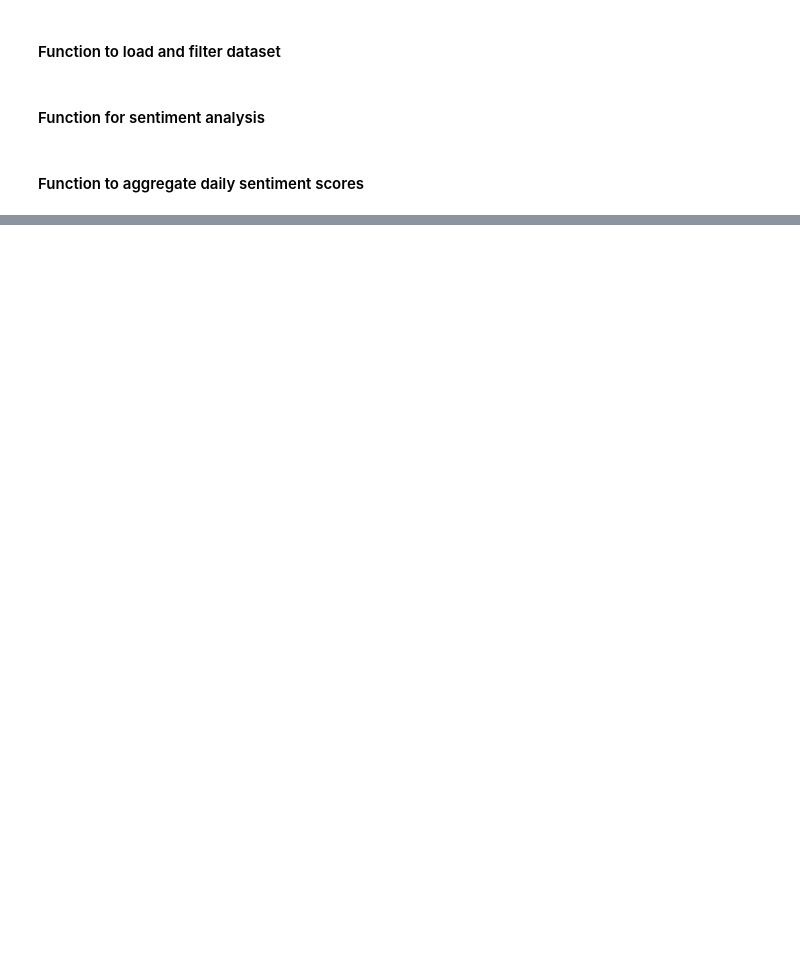
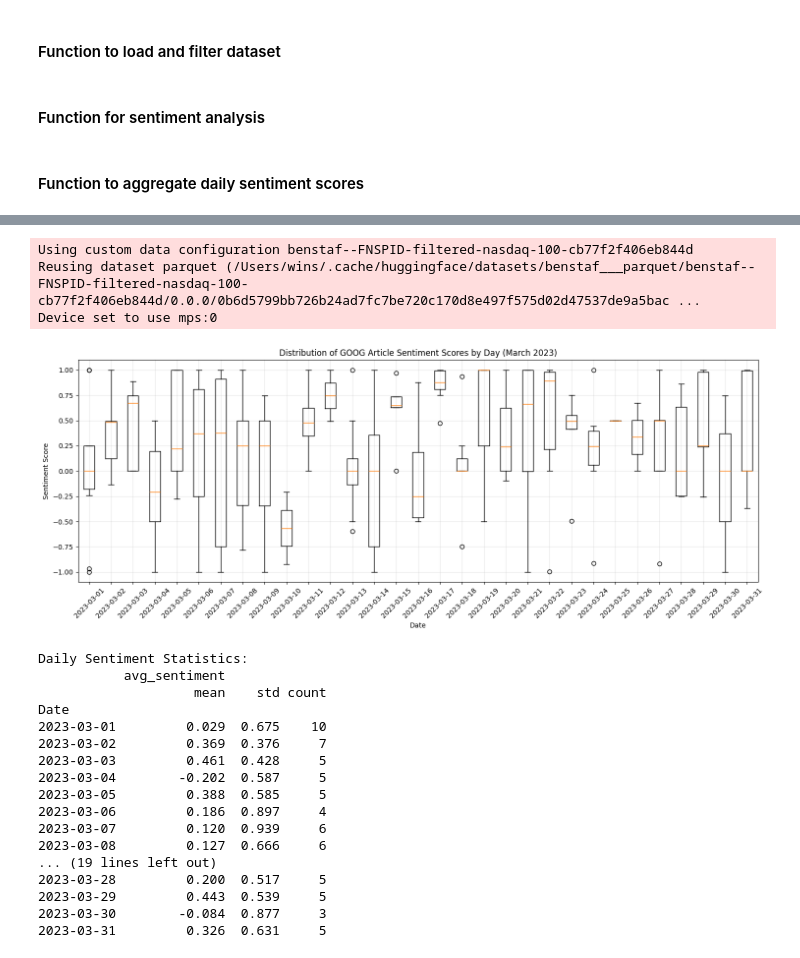
Before and after one commit to w1nsl/stock-prediction, a Jupyter notebook: notebooks/articles_sentiment.ipynb, the cells around one changed output, grey strips where cells are left out. Cells and saved outputs as stored; diff of their text form; code cells hidden in the pictures; blank space fills up the shorter version.

```diff
--- a/notebooks/articles_sentiment.ipynb
+++ b/notebooks/articles_sentiment.ipynb
@@ -187,7 +291,9 @@ def load_and_filter_fnspid(selected_symbols=None):
 # %% [markdown]
 #### Function for sentiment analysis
 # %%
-def analyze_finbert_sentiment(df, text_columns=None, model_name="yiyanghkust/finbert-tone"):
+def analyze_finbert_sentiment(df, text_columns=None, model_name="ProsusAI/finbert"):
+    from transformers import AutoTokenizer, AutoModelForSequenceClassification, pipeline
+
     tokenizer = AutoTokenizer.from_pretrained(model_name)
     model = AutoModelForSequenceClassification.from_pretrained(model_name)
     sentiment_pipeline = pipeline("sentiment-analysis", model=model, tokenizer=tokenizer)
@@ -202,12 +308,14 @@ def analyze_finbert_sentiment(df, text_columns=None, model_name="yiyanghkust/fin
     def get_average_sentiment(row):
         sentiments = []
         for col in text_columns:
-            text = str(row[col])[:512]  # truncate for safety
+            text = str(row[col])[:512]  # truncate to safe length
             try:
                 result = sentiment_pipeline(text)[0]
-                score = label_to_score.get(result['label'].lower(), 0)
+                sentiment_label = result['label'].lower()
+                confidence = result['score']
+                score = label_to_score.get(sentiment_label, 0) * confidence
                 sentiments.append(score)
-            except Exception as e:
+            except Exception:
                 sentiments.append(0)  # default to neutral on error
         return sum(sentiments) / len(sentiments) if sentiments else 0
 
@@ -244,0 +604,58 @@ print(df_appl_daily_sentiment.head())
+# %%
+# Load GOOG articles from a small date range
+goog_df = load_and_filter_fnspid(
+    selected_symbols=['GOOG'],
+    start_date='2023-01-01',
+    end_date='2023-03-31'
+)
+
+# Analyze sentiment using FinBERT
+# Use a shorter date range for efficiency
+goog_df = goog_df[goog_df['Date'] >= '2023-03-01']  # Just March 2023
+
+# Get sentiment scores
+sentiment_df = analyze_finbert_sentiment(goog_df)
+
+# Plot daily sentiment distribution
+plt.figure(figsize=(15, 6))
+plt.boxplot([
+    sentiment_df[sentiment_df['Date'].dt.date == date]['avg_sentiment'].values
+    for date in sorted(sentiment_df['Date'].dt.date.unique())
+], labels=sorted(sentiment_df['Date'].dt.date.unique()))
+
+plt.title('Distribution of GOOG Article Sentiment Scores by Day (March 2023)')
+plt.xlabel('Date')
+plt.ylabel('Sentiment Score')
+plt.xticks(rotation=45)
+plt.grid(True, alpha=0.3)
+plt.tight_layout()
+plt.show()
+
+# Print summary statistics by day
+daily_stats = sentiment_df.groupby(sentiment_df['Date'].dt.date).agg({
+    'avg_sentiment': ['mean', 'std', 'count']
+}).round(3)
+print("\nDaily Sentiment Statistics:")
+print(daily_stats)
+# %% [output]
+Using custom data configuration benstaf--FNSPID-filtered-nasdaq-100-cb77f2f406eb844d
+Reusing dataset parquet (/Users/wins/.cache/huggingface/datasets/benstaf___parquet/benstaf--FNSPID-filtered-nasdaq-100-cb77f2f406eb844d/0.0.0/0b6d5799bb726b24ad7fc7be720c170d8e497f575d02d47537de9a5bac ...
+Device set to use mps:0
+[figure, added]
+Daily Sentiment Statistics:
+           avg_sentiment
+                    mean    std count
+Date
+2023-03-01         0.029  0.675    10
+2023-03-02         0.369  0.376     7
+2023-03-03         0.461  0.428     5
+2023-03-04        -0.202  0.587     5
+2023-03-05         0.388  0.585     5
+2023-03-06         0.186  0.897     4
+2023-03-07         0.120  0.939     6
+2023-03-08         0.127  0.666     6
+... (19 lines left out)
+2023-03-28         0.200  0.517     5
+2023-03-29         0.443  0.539     5
+2023-03-30        -0.084  0.877     3
+2023-03-31         0.326  0.631     5
```
Also changed, not shown: parts of 26 cells of this notebook, 2 other files.
